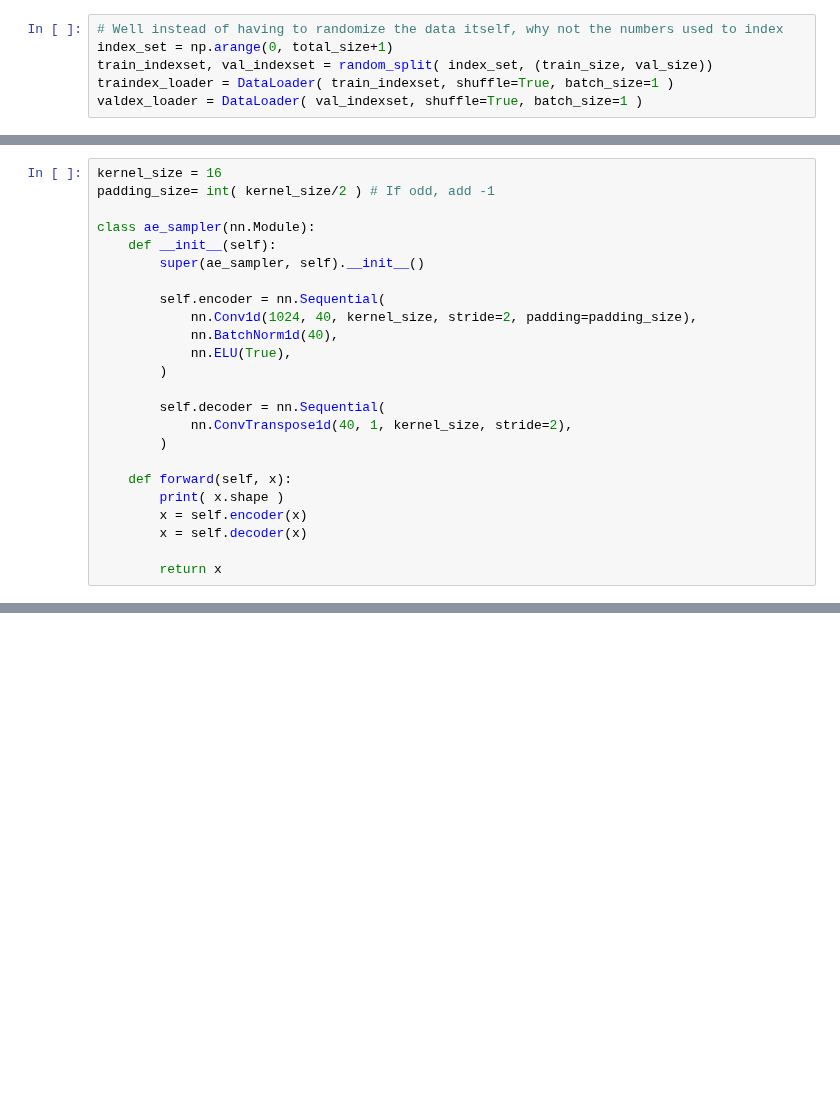
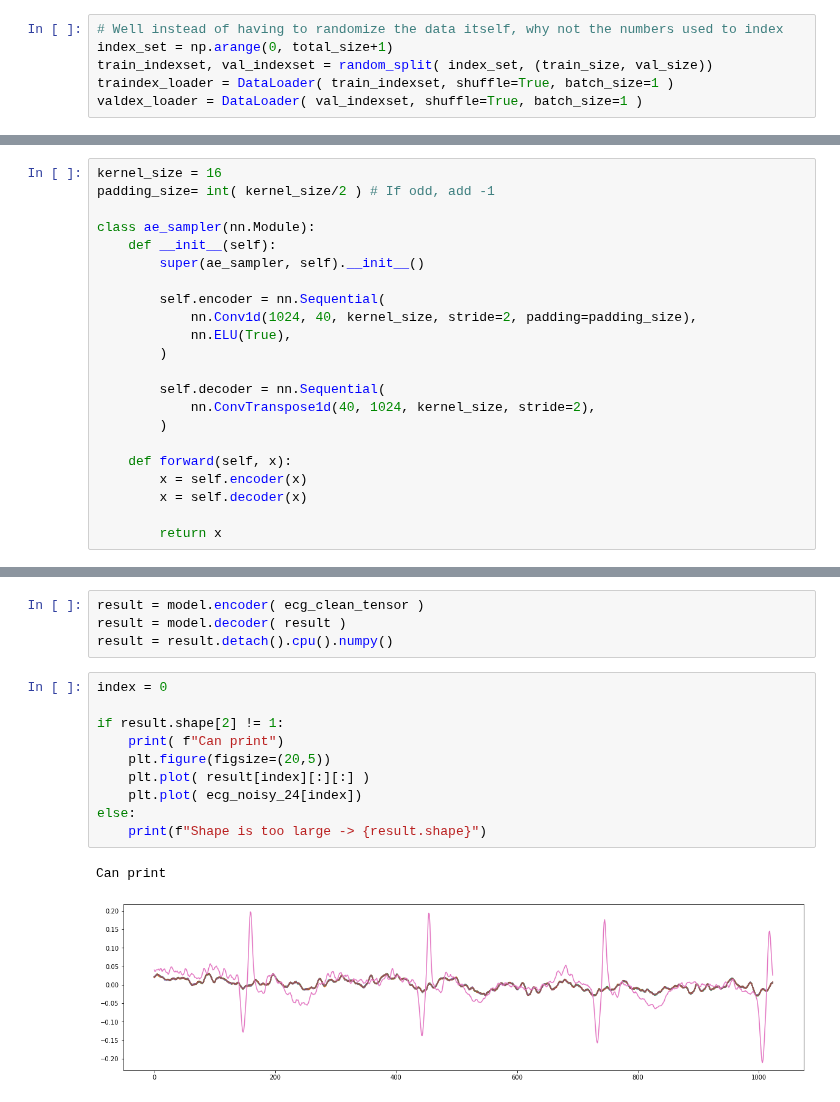
Before and after one commit to enzlaur/pytorch-ml-tuts, a Jupyter notebook: scratch06.ipynb, the cells around one changed output, grey strips where cells are left out. Drawn from its saved outputs; the diff is of its cells as text; blank space fills up the shorter version.

```diff
--- a/scratch06.ipynb
+++ b/scratch06.ipynb
@@ -117,16 +123,14 @@ class ae_sampler(nn.Module):
 
         self.encoder = nn.Sequential(
             nn.Conv1d(1024, 40, kernel_size, stride=2, padding=padding_size),
-            nn.BatchNorm1d(40),
             nn.ELU(True),
         )
 
         self.decoder = nn.Sequential(
-            nn.ConvTranspose1d(40, 1, kernel_size, stride=2),
+            nn.ConvTranspose1d(40, 1024, kernel_size, stride=2),
         )
 
     def forward(self, x):
-        print( x.shape )
         x = self.encoder(x)
         x = self.decoder(x)
 
@@ -223,2 +248,19 @@ Trainable params: 656,121
 Non-trainable params: 0
 =================================================================
+# %%
+result = model.encoder( ecg_clean_tensor )
+result = model.decoder( result )
+result = result.detach().cpu().numpy()
+# %%
+index = 0
+
+if result.shape[2] != 1:
+    print( f"Can print")
+    plt.figure(figsize=(20,5))
+    plt.plot( result[index][:][:] )
+    plt.plot( ecg_noisy_24[index])
+else:
+    print(f"Shape is too large -> {result.shape}")
+# %% [output]
+Can print
+[figure, added]
```
Also changed, not shown: parts of 9 cells of this notebook.
